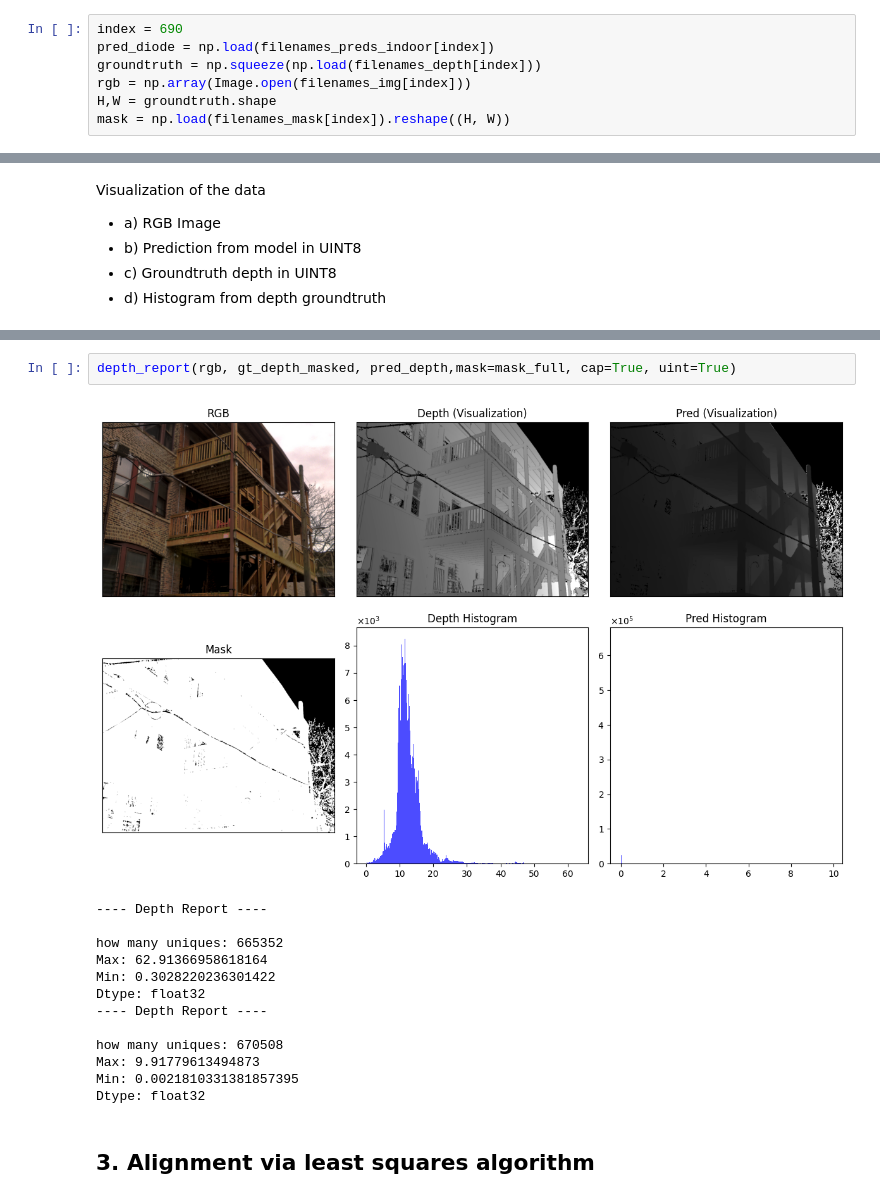
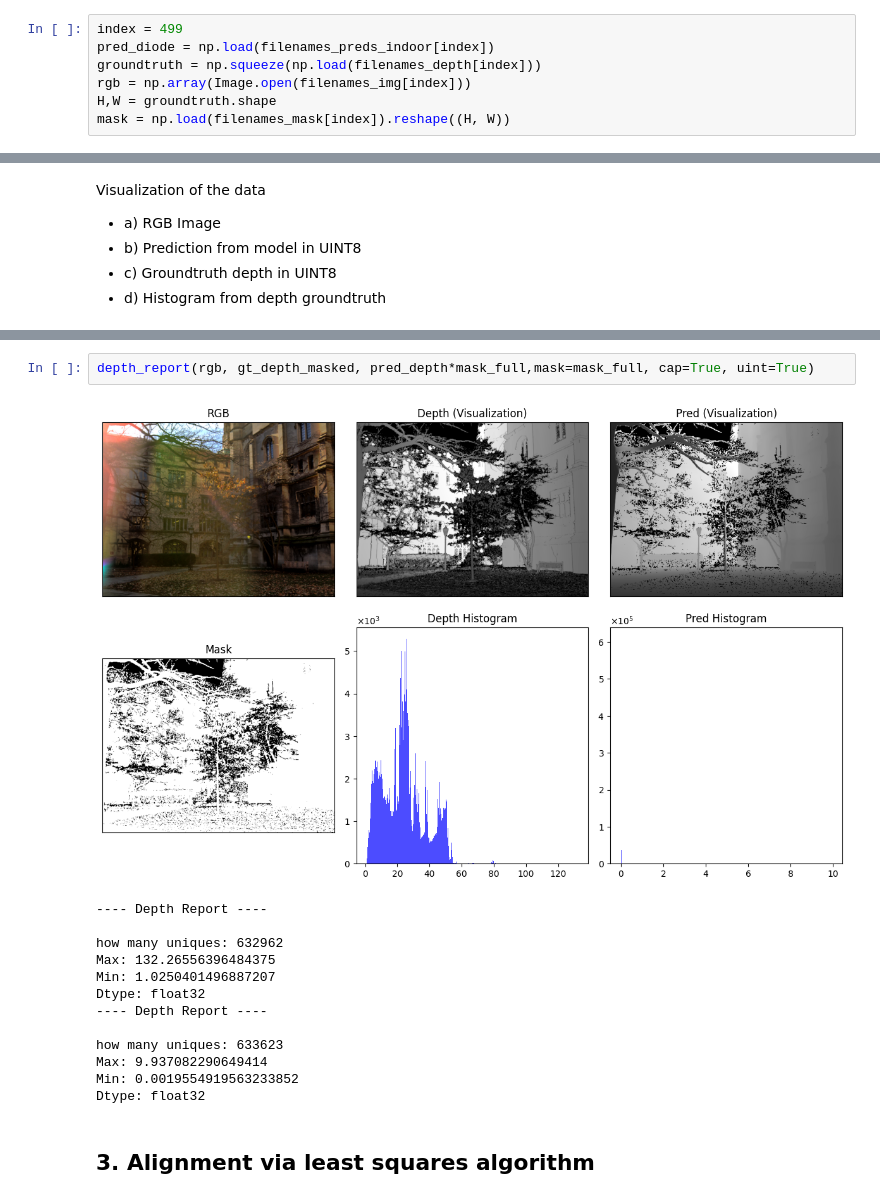
Before and after one commit to gkmocastro/depth-metrics-pavic, a Jupyter notebook: metrics.ipynb, the cells around one changed output, grey strips where cells are left out. Saved outputs shown, nothing was run; the diff lists cells and outputs as text.

```diff
--- a/metrics.ipynb
+++ b/metrics.ipynb
@@ -50,7 +49,7 @@ len(filenames_preds_indoor)
 # %% [output]
 771
 # %%
-index = 690
+index = 499
 pred_diode = np.load(filenames_preds_indoor[index])
 groundtruth = np.squeeze(np.load(filenames_depth[index]))
 rgb = np.array(Image.open(filenames_img[index]))
@@ -85,18 +110,18 @@ Visualization of the data
 # %%
-depth_report(rgb, gt_depth_masked, pred_depth,mask=mask_full, cap=True, uint=True)
+depth_report(rgb, gt_depth_masked, pred_depth*mask_full,mask=mask_full, cap=True, uint=True)
 # %% [output]
-[figure, old version]
+[figure, new version]
 ---- Depth Report ----
 
-how many uniques: 665352
-Max: 62.91366958618164
-Min: 0.3028220236301422
+how many uniques: 632962
+Max: 132.26556396484375
+Min: 1.0250401496887207
 Dtype: float32
 ---- Depth Report ----
 
-how many uniques: 670508
-Max: 9.91779613494873
-Min: 0.0021810331381857395
+how many uniques: 633623
+Max: 9.937082290649414
+Min: 0.0019554919563233852
 Dtype: float32
 # %% [markdown]
 ## 3. Alignment via least squares algorithm
```
Also changed, not shown: parts of 11 cells of this notebook, 1 other file.
